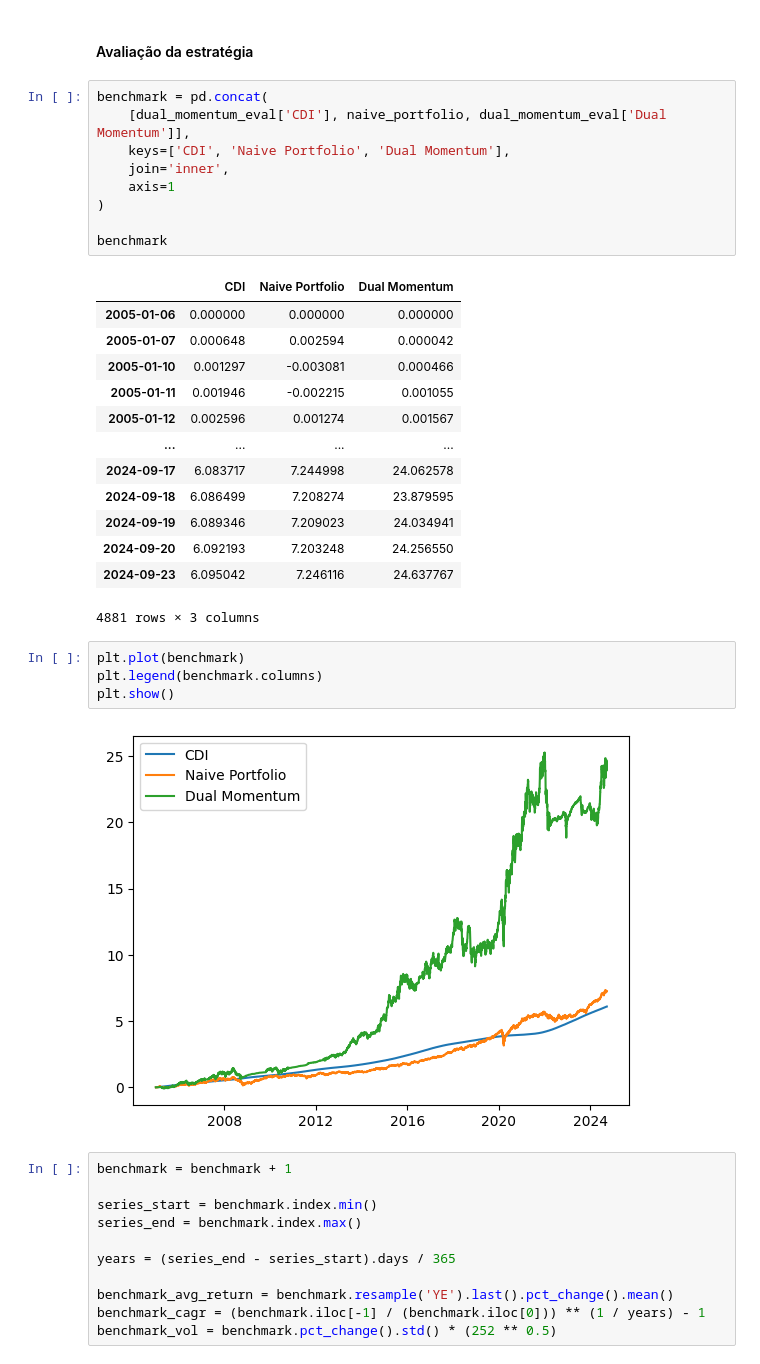
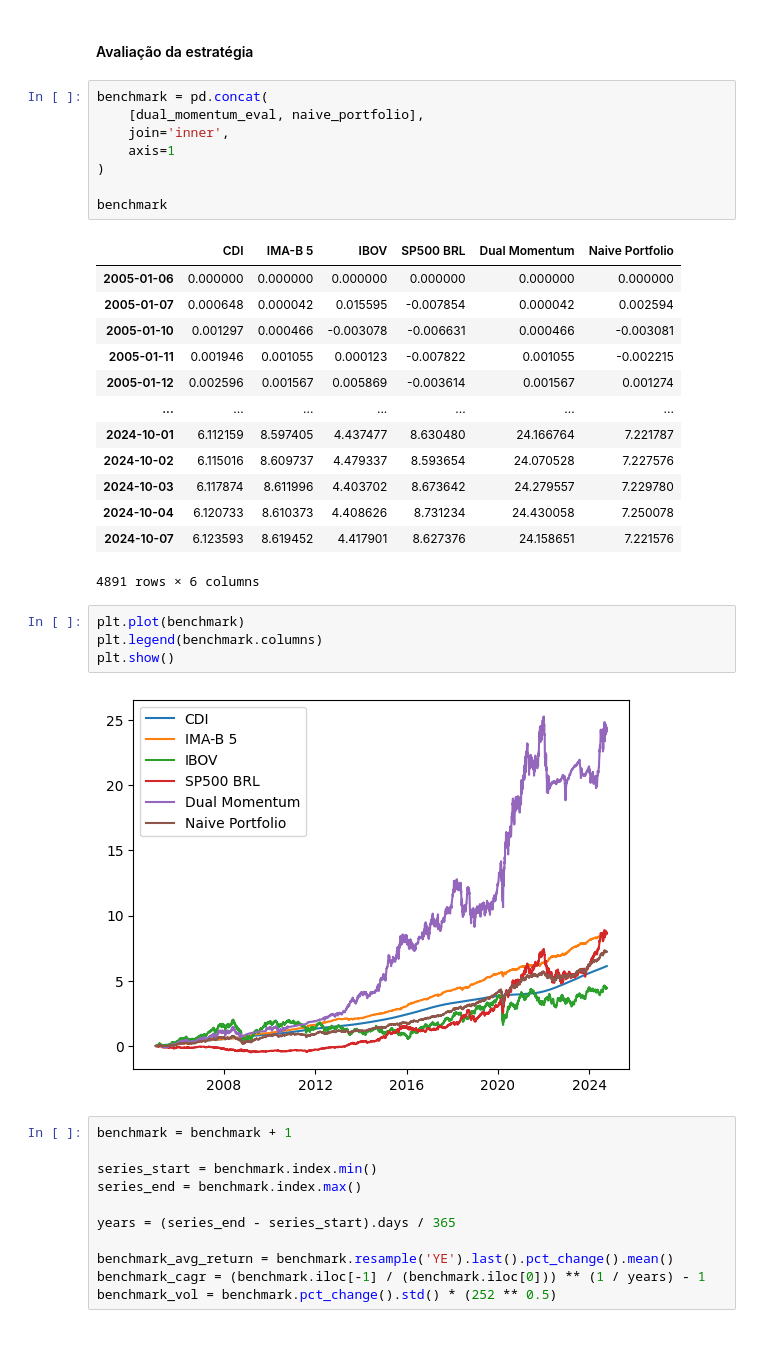
Before and after one commit to ianaraujo/puc-analise-dados, a Jupyter notebook: notebook.ipynb, the cells around one changed output. Cells and saved outputs as stored; diff of their text form.

```diff
--- a/notebook.ipynb
+++ b/notebook.ipynb
@@ -361,33 +362,32 @@ Name: Naive Portfolio, Length: 4881, dtype: float64
 #### Avaliação da estratégia
 # %%
 benchmark = pd.concat(
-    [dual_momentum_eval['CDI'], naive_portfolio, dual_momentum_eval['Dual Momentum']],
-    keys=['CDI', 'Naive Portfolio', 'Dual Momentum'],
+    [dual_momentum_eval, naive_portfolio],
     join='inner',
     axis=1
 )
 
 benchmark
 # %% [output]
-|  | CDI | Naive Portfolio | Dual Momentum |
-| 2005-01-06 | 0.000000 | 0.000000 | 0.000000 |
-| 2005-01-07 | 0.000648 | 0.002594 | 0.000042 |
-| 2005-01-10 | 0.001297 | -0.003081 | 0.000466 |
-| 2005-01-11 | 0.001946 | -0.002215 | 0.001055 |
-| 2005-01-12 | 0.002596 | 0.001274 | 0.001567 |
-| ... | ... | ... | ... |
-| 2024-09-17 | 6.083717 | 7.244998 | 24.062578 |
-| 2024-09-18 | 6.086499 | 7.208274 | 23.879595 |
-| 2024-09-19 | 6.089346 | 7.209023 | 24.034941 |
-| 2024-09-20 | 6.092193 | 7.203248 | 24.256550 |
-| 2024-09-23 | 6.095042 | 7.246116 | 24.637767 |
+|  | CDI | IMA-B 5 | IBOV | SP500 BRL | Dual Momentum | Naive Portfolio |
+| 2005-01-06 | 0.000000 | 0.000000 | 0.000000 | 0.000000 | 0.000000 | 0.000000 |
+| 2005-01-07 | 0.000648 | 0.000042 | 0.015595 | -0.007854 | 0.000042 | 0.002594 |
+| 2005-01-10 | 0.001297 | 0.000466 | -0.003078 | -0.006631 | 0.000466 | -0.003081 |
+| 2005-01-11 | 0.001946 | 0.001055 | 0.000123 | -0.007822 | 0.001055 | -0.002215 |
+| 2005-01-12 | 0.002596 | 0.001567 | 0.005869 | -0.003614 | 0.001567 | 0.001274 |
+| ... | ... | ... | ... | ... | ... | ... |
+| 2024-10-01 | 6.112159 | 8.597405 | 4.437477 | 8.630480 | 24.166764 | 7.221787 |
+| 2024-10-02 | 6.115016 | 8.609737 | 4.479337 | 8.593654 | 24.070528 | 7.227576 |
+| 2024-10-03 | 6.117874 | 8.611996 | 4.403702 | 8.673642 | 24.279557 | 7.229780 |
+| 2024-10-04 | 6.120733 | 8.610373 | 4.408626 | 8.731234 | 24.430058 | 7.250078 |
+| 2024-10-07 | 6.123593 | 8.619452 | 4.417901 | 8.627376 | 24.158651 | 7.221576 |
-4881 rows × 3 columns
+4891 rows × 6 columns
 # %%
 plt.plot(benchmark)
 plt.legend(benchmark.columns)
 plt.show()
 # %% [output]
-[figure, old version]
+[figure, new version]
 # %%
 benchmark = benchmark + 1
 
```
Also changed, not shown: parts of 24 cells of this notebook, 1 other file.
